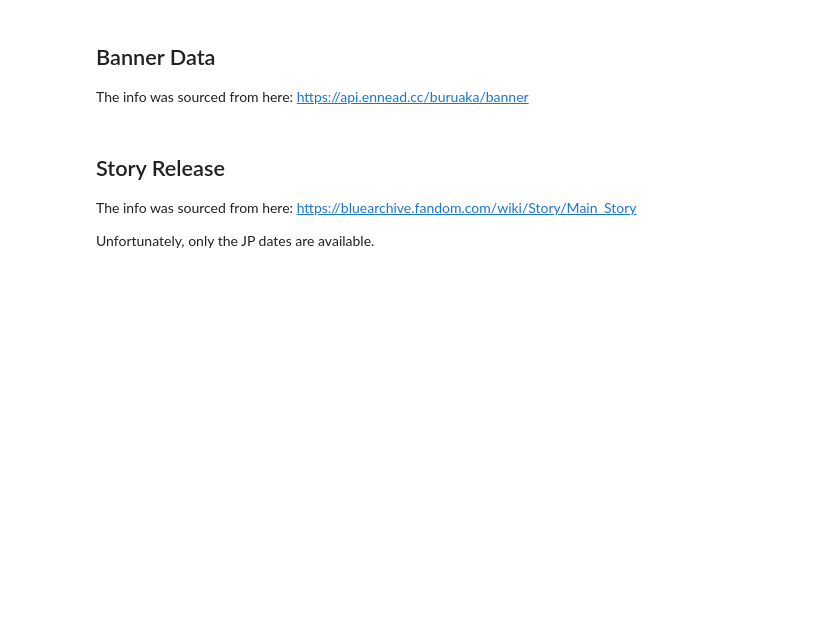
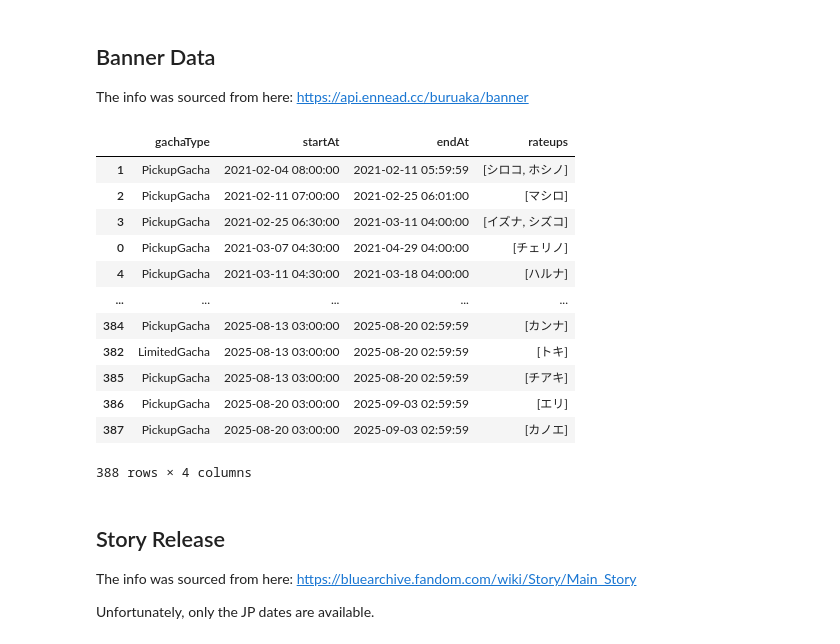
Before and after one commit to willowisp01/blue-archive-forecasting, a Jupyter notebook: analysis.ipynb, the cells around one changed output. Drawn from its saved outputs; the diff is of its cells as text; code cells hidden in the pictures; blank space fills up the shorter version.

```diff
--- a/analysis.ipynb
+++ b/analysis.ipynb
@@ -48,11 +62,26 @@ all_banners_en = all_banners_en.sort_values(by='startAt')
 # %%
 banner_jp = requests.get('https://api.ennead.cc/buruaka/banner?region=japan').json()
 all_banners_jp = banner_jp['ended'] + banner_jp['current'] + banner_jp['upcoming']
 all_banners_jp = pd.DataFrame(all_banners_jp)
 
 all_banners_jp['startAt'] = pd.to_datetime(all_banners_jp['startAt'], unit='ms')
 all_banners_jp['endAt'] = pd.to_datetime(all_banners_jp['endAt'], unit='ms')
 all_banners_jp = all_banners_jp.sort_values(by='startAt')
+all_banners_jp
+# %% [output]
+|  | gachaType | startAt | endAt | rateups |
+| 1 | PickupGacha | 2021-02-04 08:00:00 | 2021-02-11 05:59:59 | [シロコ, ホシノ] |
+| 2 | PickupGacha | 2021-02-11 07:00:00 | 2021-02-25 06:01:00 | [マシロ] |
+| 3 | PickupGacha | 2021-02-25 06:30:00 | 2021-03-11 04:00:00 | [イズナ, シズコ] |
+| 0 | PickupGacha | 2021-03-07 04:30:00 | 2021-04-29 04:00:00 | [チェリノ] |
+| 4 | PickupGacha | 2021-03-11 04:30:00 | 2021-03-18 04:00:00 | [ハルナ] |
+| ... | ... | ... | ... | ... |
+| 384 | PickupGacha | 2025-08-13 03:00:00 | 2025-08-20 02:59:59 | [カンナ] |
+| 382 | LimitedGacha | 2025-08-13 03:00:00 | 2025-08-20 02:59:59 | [トキ] |
+| 385 | PickupGacha | 2025-08-13 03:00:00 | 2025-08-20 02:59:59 | [チアキ] |
+| 386 | PickupGacha | 2025-08-20 03:00:00 | 2025-09-03 02:59:59 | [エリ] |
+| 387 | PickupGacha | 2025-08-20 03:00:00 | 2025-09-03 02:59:59 | [カノエ] |
+388 rows × 4 columns
 # %% [markdown]
 ## Story Release
 
```
Also changed, not shown: parts of 6 cells of this notebook.
